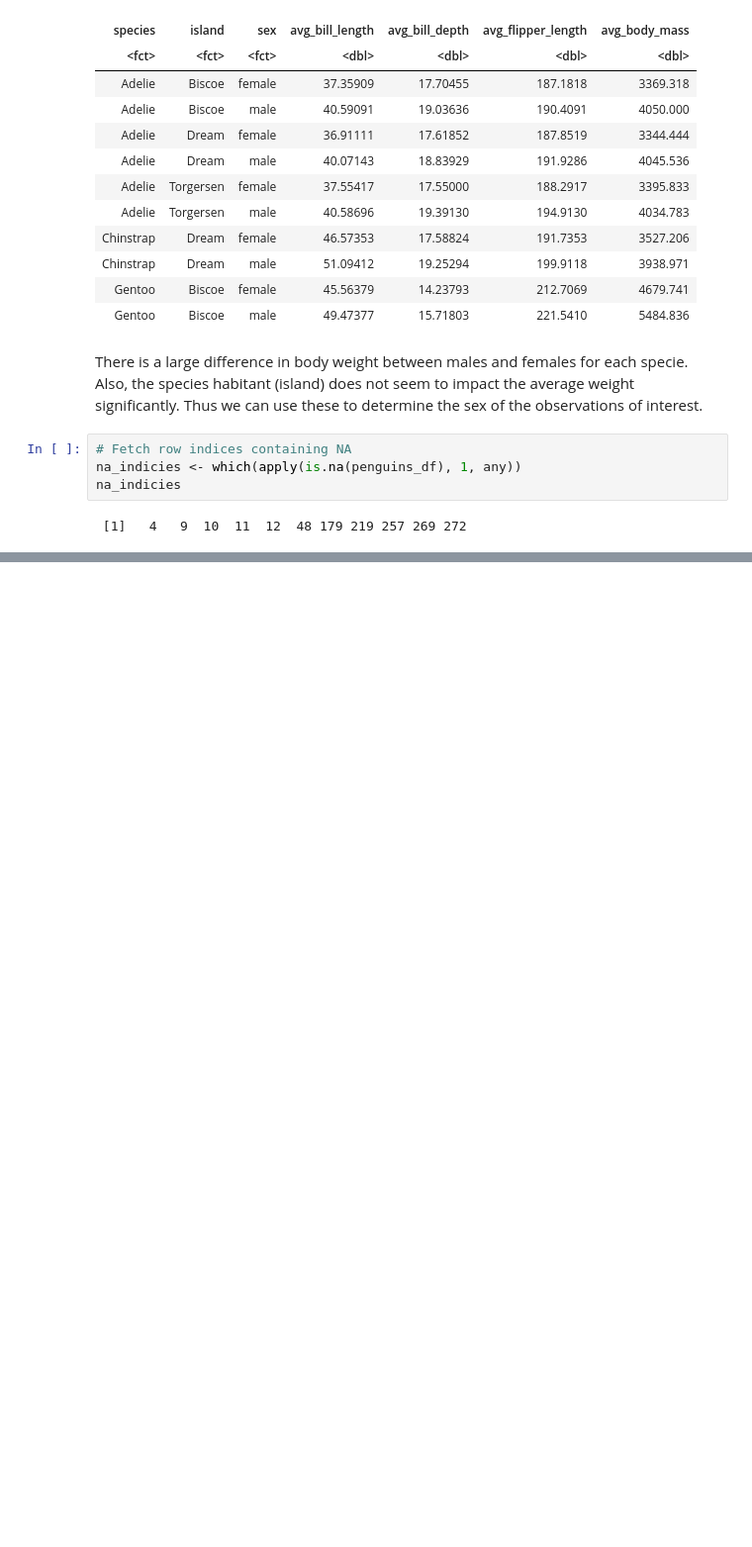
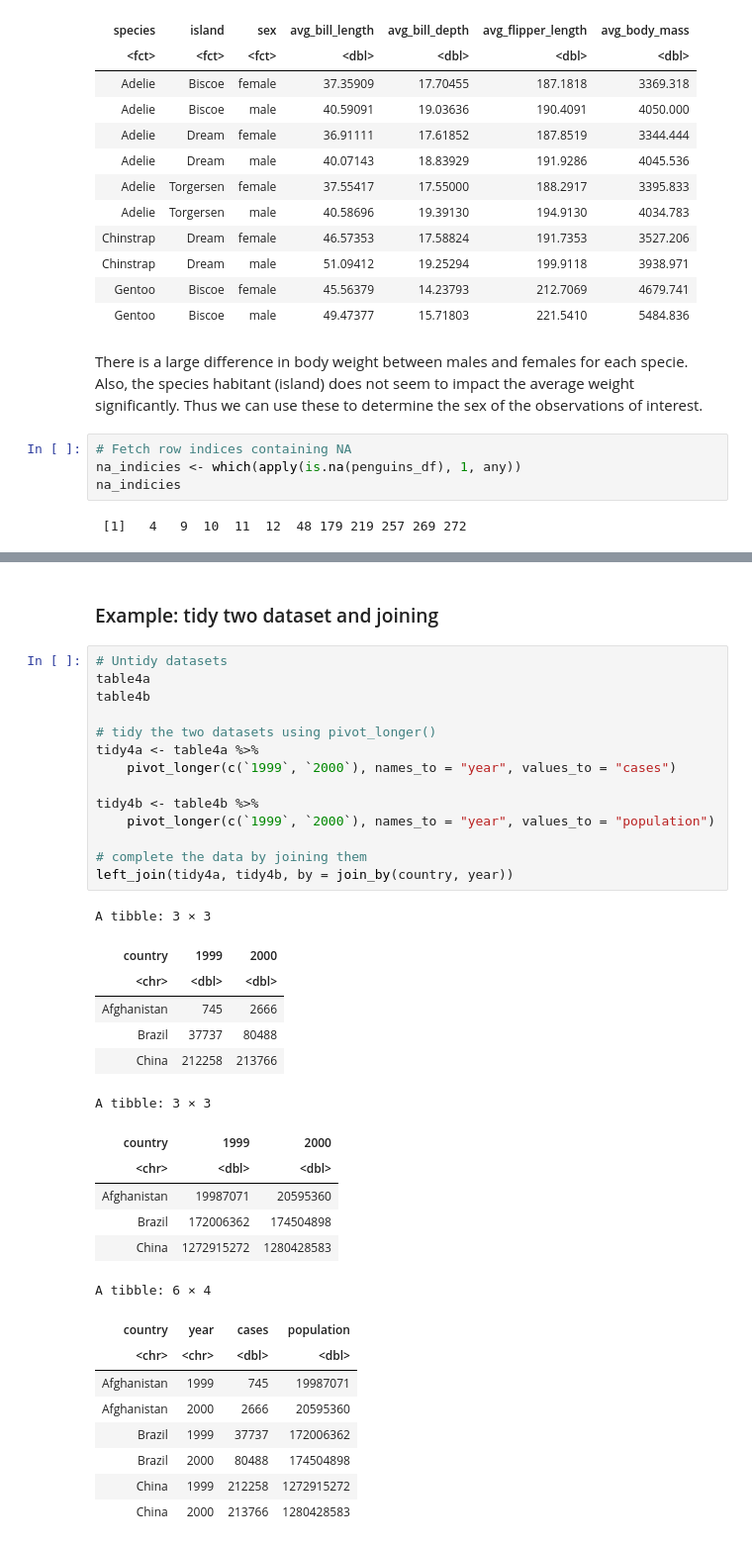
Before and after one commit to gabriellindqvist/su-mt4007, a Jupyter notebook: revising material/Week3.ipynb, the cells around one changed output, grey strips where cells are left out. Shown at 99% size. Drawn from its saved outputs; the diff is of its cells as text; blank space fills up the shorter version.

```diff
--- a/revising material/Week3.ipynb
+++ b/revising material/Week3.ipynb
@@ -91,0 +152,38 @@ penguins_clean <- penguins_df[-c(4, 12, 272), ]
+# %% [markdown]
+### Example: tidy two dataset and joining
+# %%
+# Untidy datasets
+table4a
+table4b
+
+# tidy the two datasets using pivot_longer()
+tidy4a <- table4a %>%
+    pivot_longer(c(`1999`, `2000`), names_to = "year", values_to = "cases")
+
+tidy4b <- table4b %>%
+    pivot_longer(c(`1999`, `2000`), names_to = "year", values_to = "population")
+
+# complete the data by joining them
+left_join(tidy4a, tidy4b, by = join_by(country, year))
+# %% [output]
+A tibble: 3 × 3
+| country | 1999 | 2000 |
+| <chr> | <dbl> | <dbl> |
+| Afghanistan | 745 | 2666 |
+| Brazil | 37737 | 80488 |
+| China | 212258 | 213766 |
+A tibble: 3 × 3
+| country | 1999 | 2000 |
+| <chr> | <dbl> | <dbl> |
+| Afghanistan | 19987071 | 20595360 |
+| Brazil | 172006362 | 174504898 |
+| China | 1272915272 | 1280428583 |
+A tibble: 6 × 4
+| country | year | cases | population |
+| <chr> | <chr> | <dbl> | <dbl> |
+| Afghanistan | 1999 | 745 | 19987071 |
+| Afghanistan | 2000 | 2666 | 20595360 |
+| Brazil | 1999 | 37737 | 172006362 |
+| Brazil | 2000 | 80488 | 174504898 |
+| China | 1999 | 212258 | 1272915272 |
+| China | 2000 | 213766 | 1280428583 |
```
Also changed, not shown: parts of 12 cells of this notebook, 5 other files.
